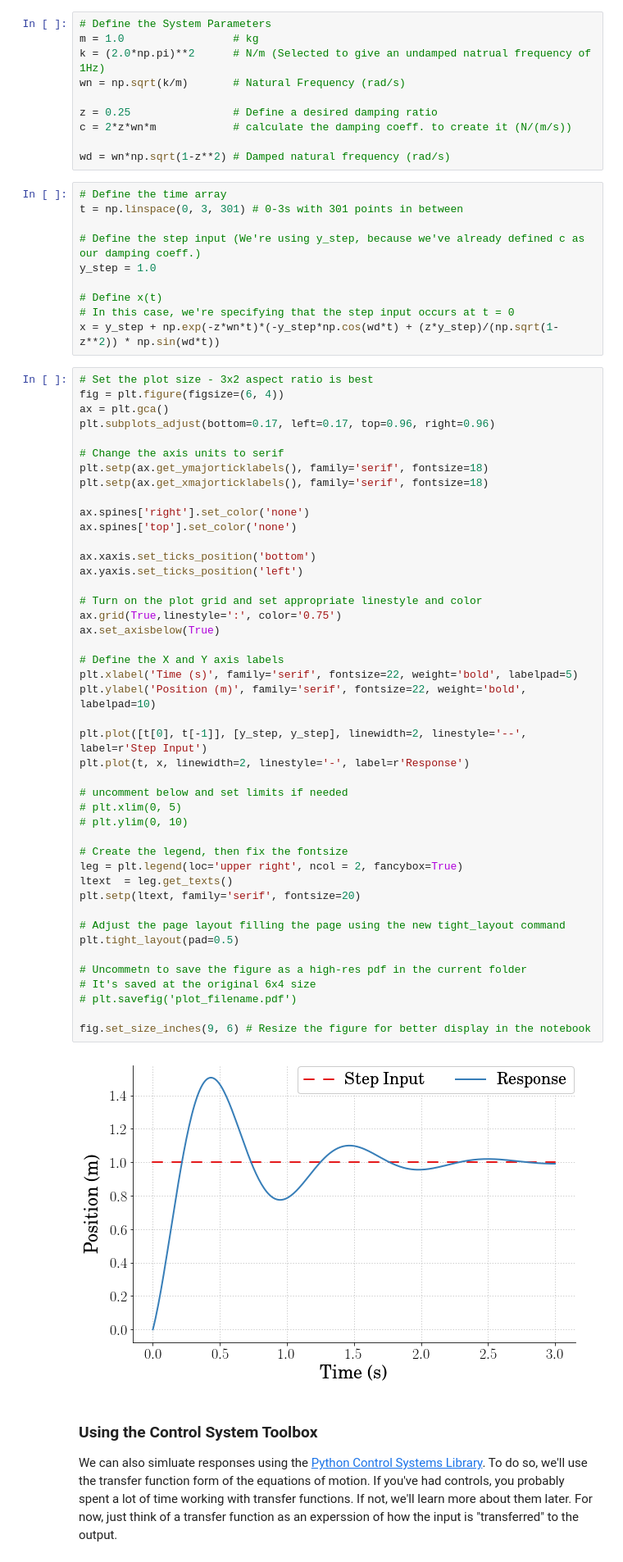
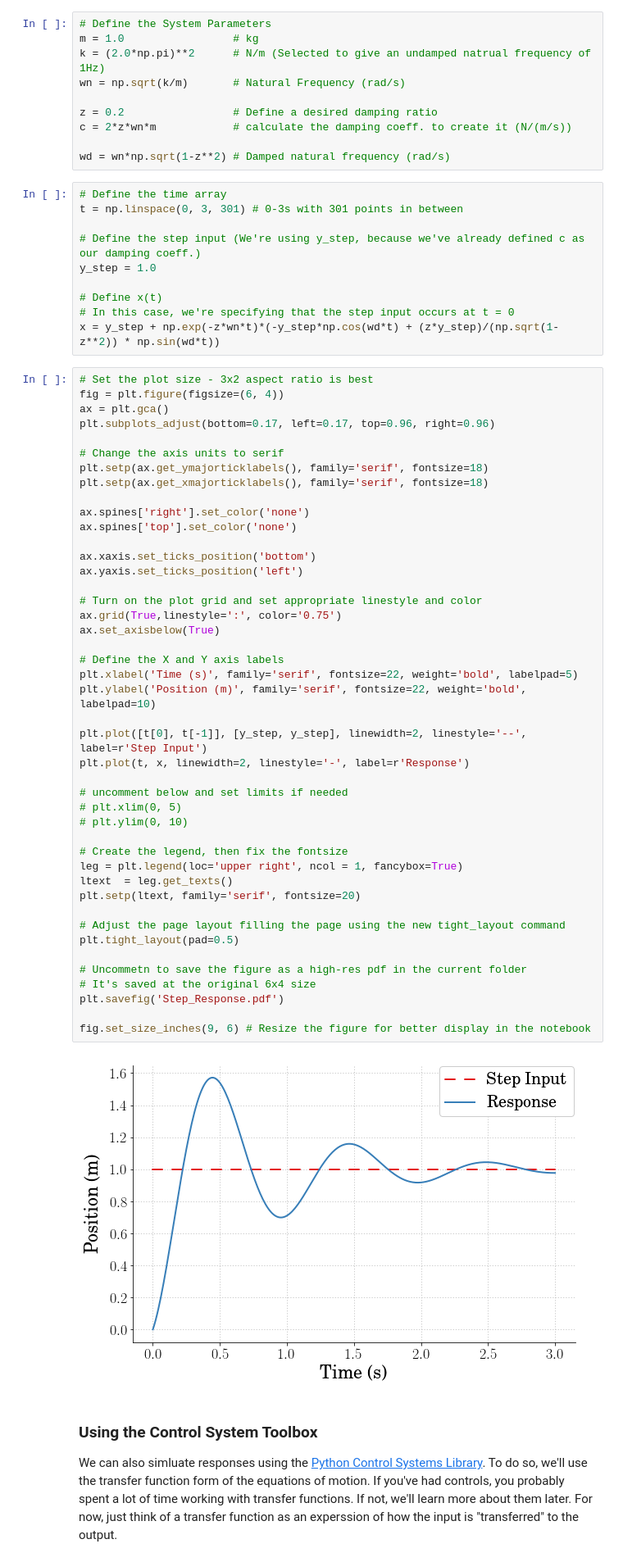
Before and after one commit to DocVaughan/MCHE485---Mechanical-Vibrations, a Jupyter notebook: Jupyter Notebooks/Mass Spring Damper - Step Input.ipynb, the cells around one changed output. Shown at 82% size. Cells and saved outputs as stored; diff of their text form.

```diff
--- a/Jupyter Notebooks/Mass Spring Damper - Step Input.ipynb
+++ b/Jupyter Notebooks/Mass Spring Damper - Step Input.ipynb
@@ -40,7 +40,7 @@ m = 1.0                 # kg
 k = (2.0*np.pi)**2      # N/m (Selected to give an undamped natrual frequency of 1Hz)
 wn = np.sqrt(k/m)       # Natural Frequency (rad/s)
 
-z = 0.25                # Define a desired damping ratio
+z = 0.2                 # Define a desired damping ratio
 c = 2*z*wn*m            # calculate the damping coeff. to create it (N/(m/s))
 
 wd = wn*np.sqrt(1-z**2) # Damped natural frequency (rad/s)
@@ -70,36 +70,36 @@ ax.spines['top'].set_color('none')
 ax.xaxis.set_ticks_position('bottom')
 ax.yaxis.set_ticks_position('left')
 
 # Turn on the plot grid and set appropriate linestyle and color
 ax.grid(True,linestyle=':', color='0.75')
 ax.set_axisbelow(True)
 
 # Define the X and Y axis labels
 plt.xlabel('Time (s)', family='serif', fontsize=22, weight='bold', labelpad=5)
 plt.ylabel('Position (m)', family='serif', fontsize=22, weight='bold', labelpad=10)
 
 plt.plot([t[0], t[-1]], [y_step, y_step], linewidth=2, linestyle='--', label=r'Step Input')
 plt.plot(t, x, linewidth=2, linestyle='-', label=r'Response')
 
 # uncomment below and set limits if needed
 # plt.xlim(0, 5)
 # plt.ylim(0, 10)
 
 # Create the legend, then fix the fontsize
-leg = plt.legend(loc='upper right', ncol = 2, fancybox=True)
+leg = plt.legend(loc='upper right', ncol = 1, fancybox=True)
 ltext  = leg.get_texts()
 plt.setp(ltext, family='serif', fontsize=20)
 
 # Adjust the page layout filling the page using the new tight_layout command
 plt.tight_layout(pad=0.5)
 
 # Uncommetn to save the figure as a high-res pdf in the current folder
 # It's saved at the original 6x4 size
-# plt.savefig('plot_filename.pdf')
+plt.savefig('Step_Response.pdf')
 
 fig.set_size_inches(9, 6) # Resize the figure for better display in the notebook
 # %% [output]
-[figure, old version]
+[figure, new version]
 # %% [markdown]
 ### Using the Control System Toolbox
 We can also simluate responses using the [Python Control Systems Library](http://www.cds.caltech.edu/~murray/wiki/Control_Systems_Library_for_Python). To do so, we'll use the transfer function form of the equations of motion. If you've had controls, you probably spent a lot of time working with transfer functions. If not, we'll learn more about them later. For now, just think of a transfer function as an experssion of how the input is "transferred" to the output.
```
Also changed, not shown: 11 other files.
